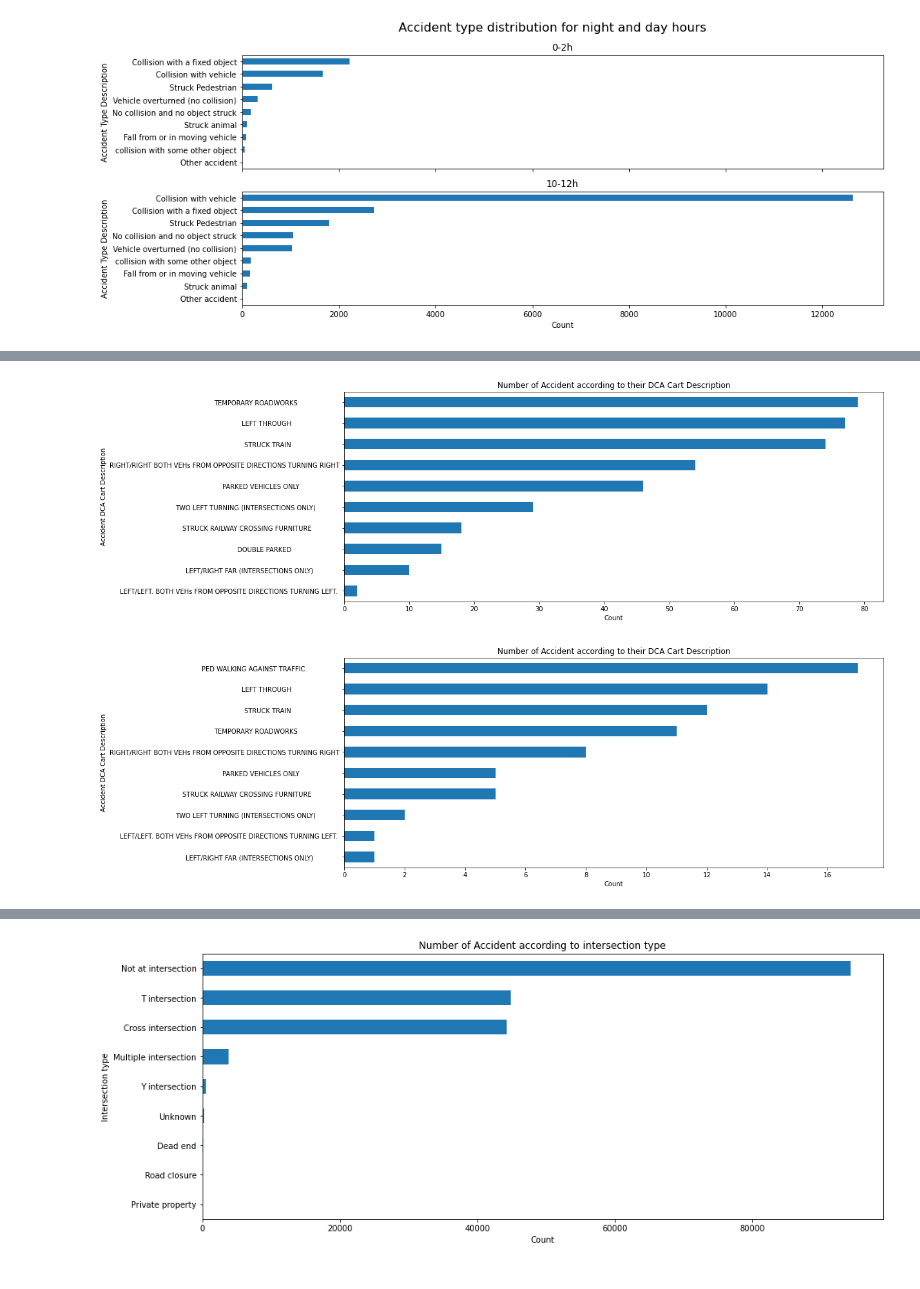
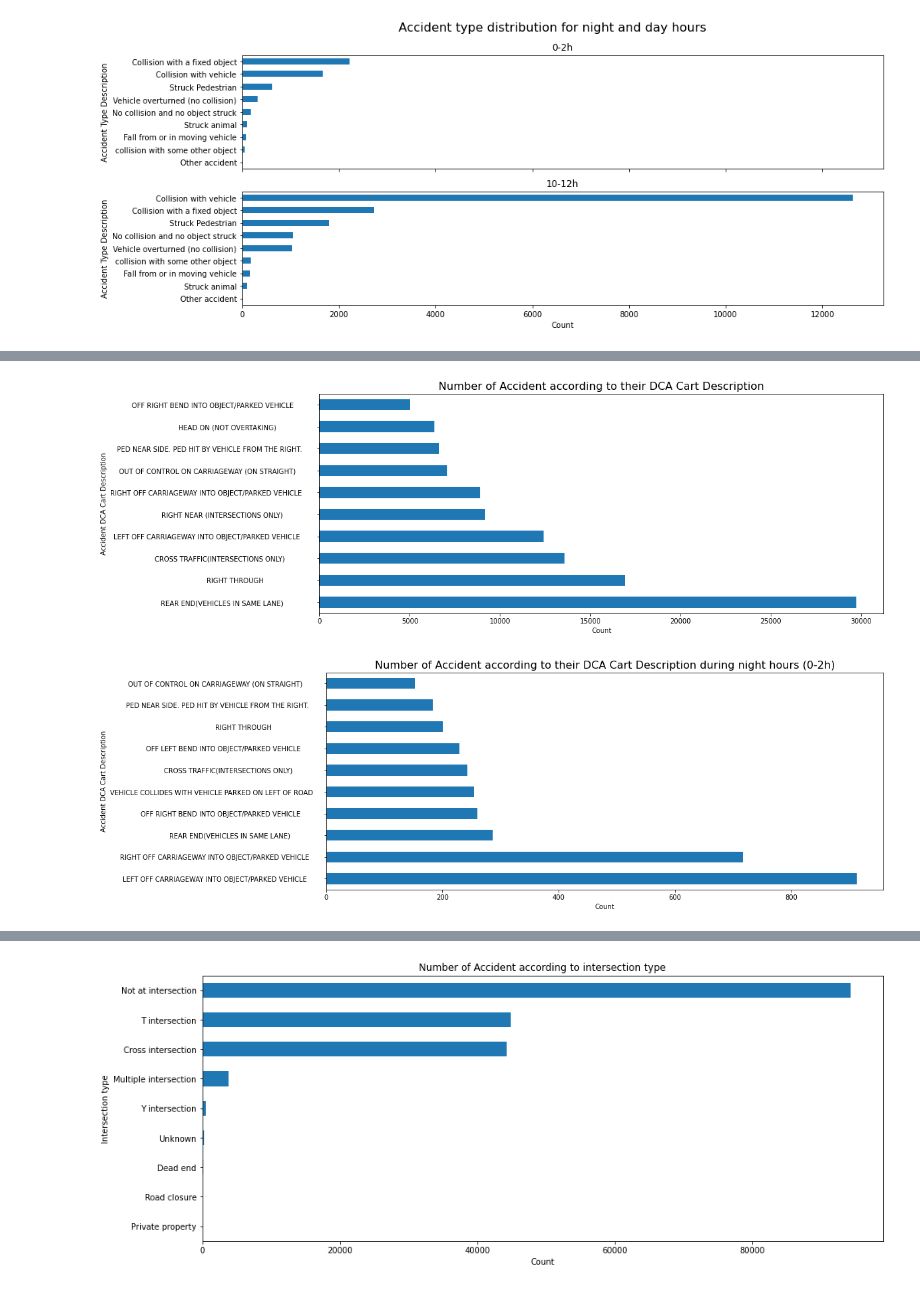
Before and after one commit to lethib/enea_study_case, a Jupyter notebook: data_analysis.ipynb, the cells around one changed output, grey strips where cells are left out. Cells and saved outputs as stored; diff of their text form; code cells hidden in the pictures.

```diff
--- a/data_analysis.ipynb
+++ b/data_analysis.ipynb
@@ -287,19 +302,19 @@ plt.show()
 # %%
 plt.figure(figsize=(15,6))
-plt.title("Number of Accident according to their DCA Cart Description")
-df_acc["DCA Description"].value_counts().sort_values().iloc[:10].plot(kind= "barh")
+plt.title("Number of Accident according to their DCA Cart Description", fontsize=16)
+df_acc["DCA Description"].value_counts().sort_values(ascending=False).iloc[:10].plot(kind= "barh")
 plt.xlabel("Count")
 plt.ylabel("Accident DCA Cart Description")
 plt.show()
 # %% [output]
-[figure, old version]
+[figure, new version]
 # %%
-df_acc_16_18 = df_acc[df_acc["ACCIDENT_TIMEZONE"] == '16-18h']
+df_acc_0_2 = df_acc[df_acc["ACCIDENT_TIMEZONE"] == '0-2h']
 plt.figure(figsize=(15,6))
-plt.title("Number of Accident according to their DCA Cart Description")
-df_acc_16_18["DCA Description"].value_counts().sort_values().iloc[:10].plot(kind= "barh")
+plt.title("Number of Accident according to their DCA Cart Description during night hours (0-2h)", fontsize=16)
+df_acc_0_2["DCA Description"].value_counts().sort_values(ascending=False).iloc[:10].plot(kind= "barh")
 plt.xlabel("Count")
 plt.ylabel("Accident DCA Cart Description")
 plt.show()
 # %% [output]
-[figure, old version]
+[figure, new version]
```
Also changed, not shown: parts of 7 cells of this notebook, 1 other file.
